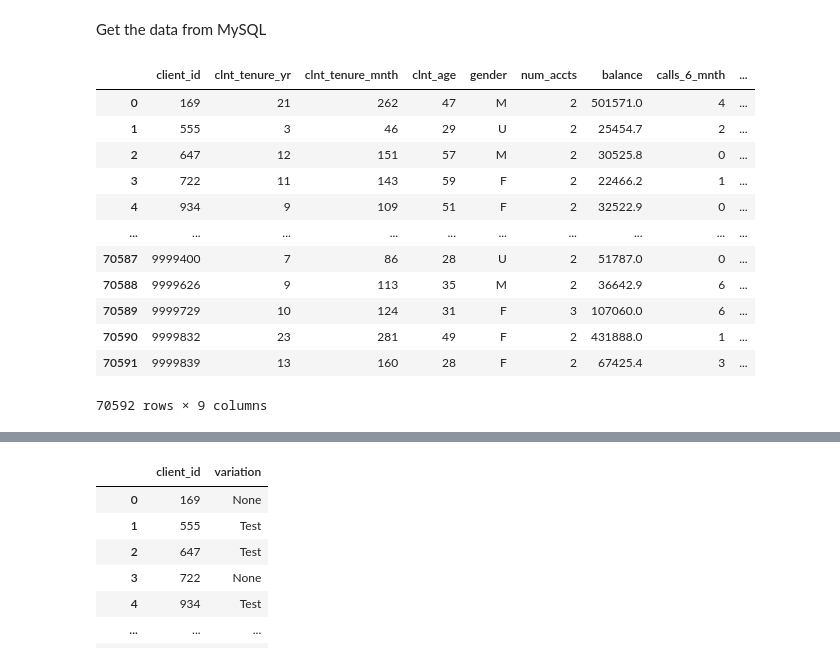
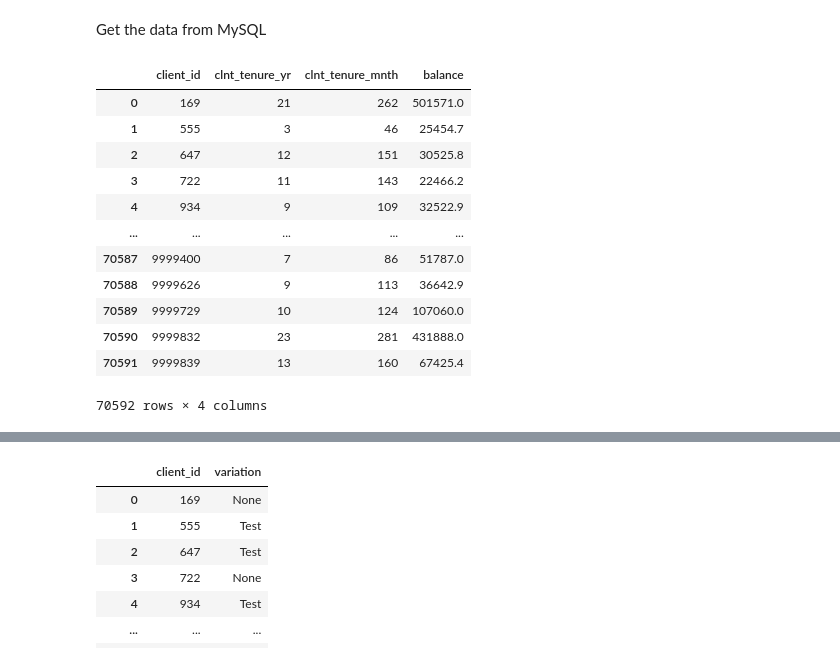
Before and after one commit to allera484/vanguard-ab-test, a Jupyter notebook: notebook/client_tenure_hypothesis.ipynb, the cells around one changed output, grey strips where cells are left out. Saved outputs shown, nothing was run; the diff lists cells and outputs as text; code cells hidden in the pictures.

```diff
--- a/notebook/client_tenure_hypothesis.ipynb
+++ b/notebook/client_tenure_hypothesis.ipynb
@@ -195,27 +195,27 @@ Get the data from MySQL
 # %%
 with engine.connect() as connection:
     # Query to extract relevant columns from df_final_demo
-    txt = '''SELECT *
+    txt = '''SELECT client_id, clnt_tenure_yr, clnt_tenure_mnth, balance
             FROM df_final_demo;'''
     query = text(txt)
     result = connection.execute(query)
     data_demo = pd.DataFrame(result.all())
 
 data_demo
 # %% [output]
-|  | client_id | clnt_tenure_yr | clnt_tenure_mnth | clnt_age | gender | num_accts | balance | calls_6_mnth | ... |
-| 0 | 169 | 21 | 262 | 47 | M | 2 | 501571.0 | 4 | ... |
-| 1 | 555 | 3 | 46 | 29 | U | 2 | 25454.7 | 2 | ... |
-| 2 | 647 | 12 | 151 | 57 | M | 2 | 30525.8 | 0 | ... |
-| 3 | 722 | 11 | 143 | 59 | F | 2 | 22466.2 | 1 | ... |
-| 4 | 934 | 9 | 109 | 51 | F | 2 | 32522.9 | 0 | ... |
-| ... | ... | ... | ... | ... | ... | ... | ... | ... | ... |
-| 70587 | 9999400 | 7 | 86 | 28 | U | 2 | 51787.0 | 0 | ... |
-| 70588 | 9999626 | 9 | 113 | 35 | M | 2 | 36642.9 | 6 | ... |
-| 70589 | 9999729 | 10 | 124 | 31 | F | 3 | 107060.0 | 6 | ... |
-| 70590 | 9999832 | 23 | 281 | 49 | F | 2 | 431888.0 | 1 | ... |
-| 70591 | 9999839 | 13 | 160 | 28 | F | 2 | 67425.4 | 3 | ... |
+|  | client_id | clnt_tenure_yr | clnt_tenure_mnth | balance |
+| 0 | 169 | 21 | 262 | 501571.0 |
+| 1 | 555 | 3 | 46 | 25454.7 |
+| 2 | 647 | 12 | 151 | 30525.8 |
+| 3 | 722 | 11 | 143 | 22466.2 |
+| 4 | 934 | 9 | 109 | 32522.9 |
+| ... | ... | ... | ... | ... |
+| 70587 | 9999400 | 7 | 86 | 51787.0 |
+| 70588 | 9999626 | 9 | 113 | 36642.9 |
+| 70589 | 9999729 | 10 | 124 | 107060.0 |
+| 70590 | 9999832 | 23 | 281 | 431888.0 |
+| 70591 | 9999839 | 13 | 160 | 67425.4 |
-70592 rows × 9 columns
+70592 rows × 4 columns
 # %%
 with engine.connect() as connection:
     # Query to extract relevant columns from df_final_demo
```
Also changed, not shown: parts of 7 cells of this notebook.
